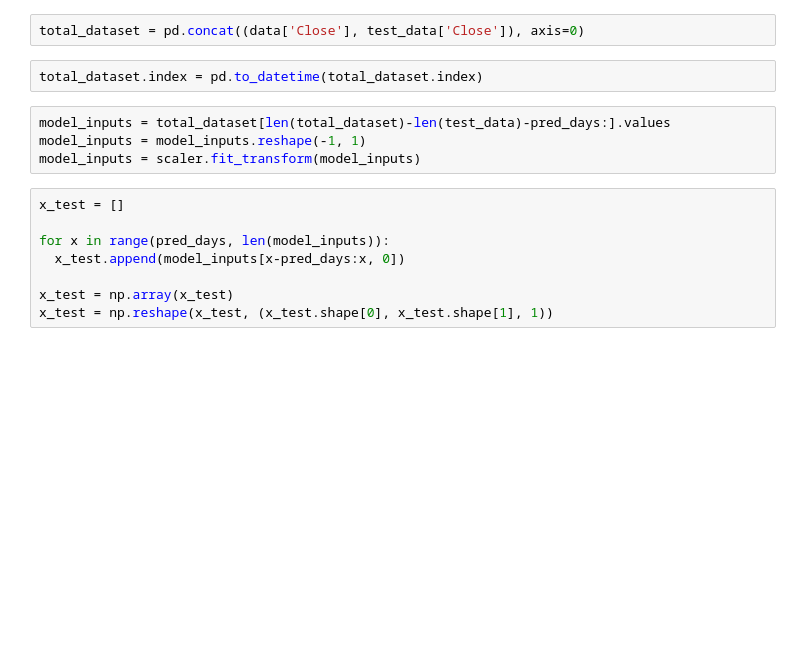
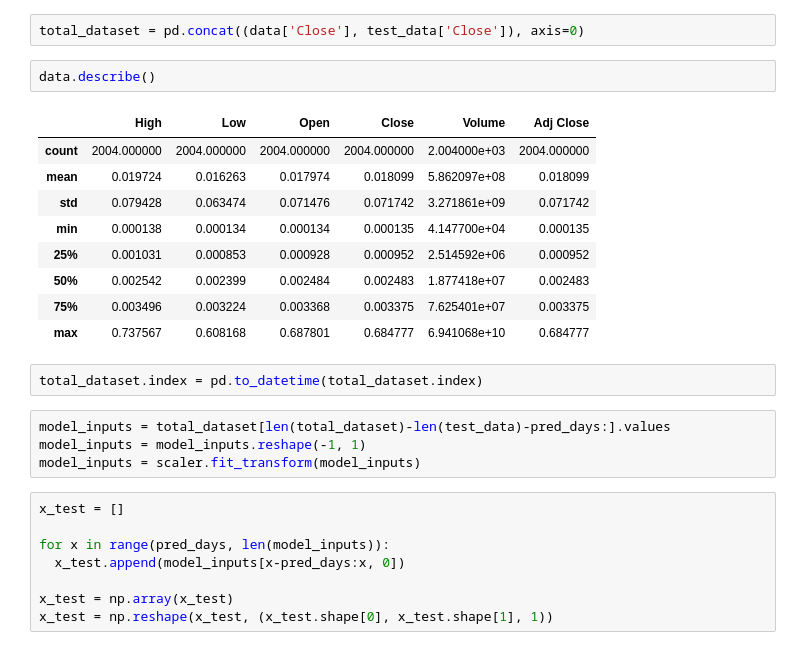
Before and after one commit to kim-minsun/Data-Science_Project, a Jupyter notebook: Data_Science_Project.ipynb, the cells around one changed output. Saved outputs shown, nothing was run; the diff lists cells and outputs as text; blank space fills up the shorter version.

```diff
--- a/Data_Science_Project.ipynb
+++ b/Data_Science_Project.ipynb
@@ -133,5 +133,17 @@ array([0.005685  , 0.010615  , 0.009771  , 0.009767  , 0.00992   ,
 # %%
 total_dataset = pd.concat((data['Close'], test_data['Close']), axis=0)
+# %%
+data.describe()
+# %% [output]
+|  | High | Low | Open | Close | Volume | Adj Close |
+| count | 2004.000000 | 2004.000000 | 2004.000000 | 2004.000000 | 2.004000e+03 | 2004.000000 |
+| mean | 0.019724 | 0.016263 | 0.017974 | 0.018099 | 5.862097e+08 | 0.018099 |
+| std | 0.079428 | 0.063474 | 0.071476 | 0.071742 | 3.271861e+09 | 0.071742 |
+| min | 0.000138 | 0.000134 | 0.000134 | 0.000135 | 4.147700e+04 | 0.000135 |
+| 25% | 0.001031 | 0.000853 | 0.000928 | 0.000952 | 2.514592e+06 | 0.000952 |
+| 50% | 0.002542 | 0.002399 | 0.002484 | 0.002483 | 1.877418e+07 | 0.002483 |
+| 75% | 0.003496 | 0.003224 | 0.003368 | 0.003375 | 7.625401e+07 | 0.003375 |
+| max | 0.737567 | 0.608168 | 0.687801 | 0.684777 | 6.941068e+10 | 0.684777 |
 # %%
 total_dataset.index = pd.to_datetime(total_dataset.index)
 # %%
```
Also changed, not shown: parts of 5 cells of this notebook.
